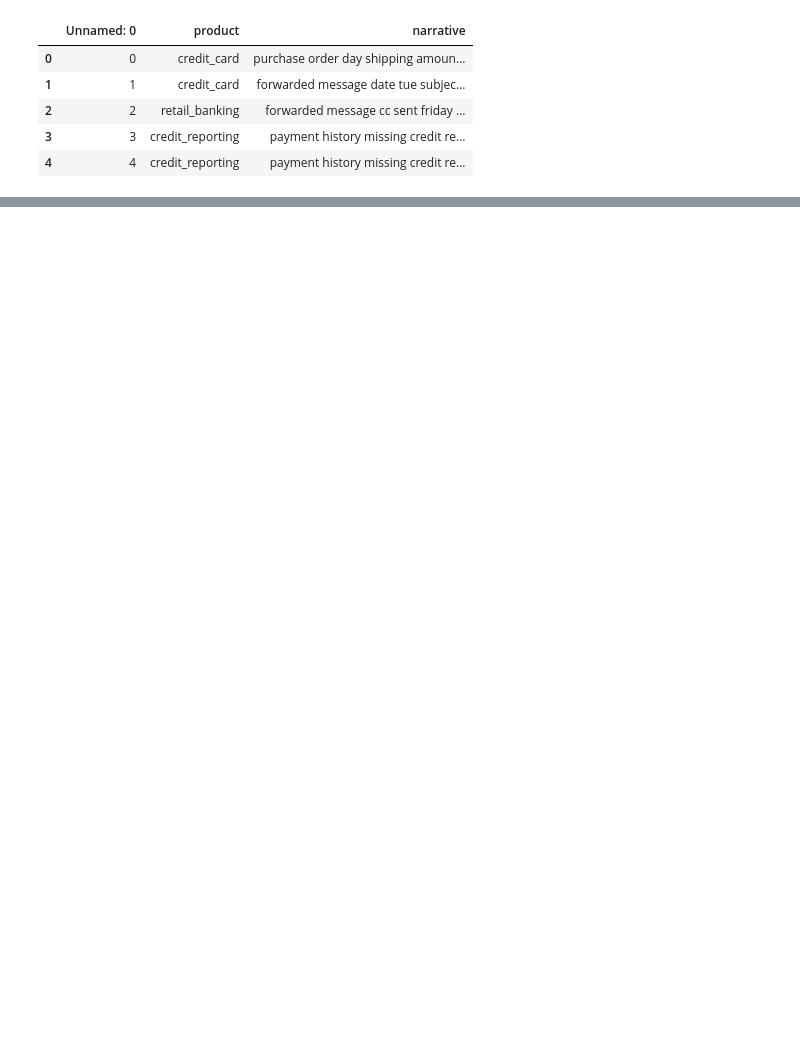
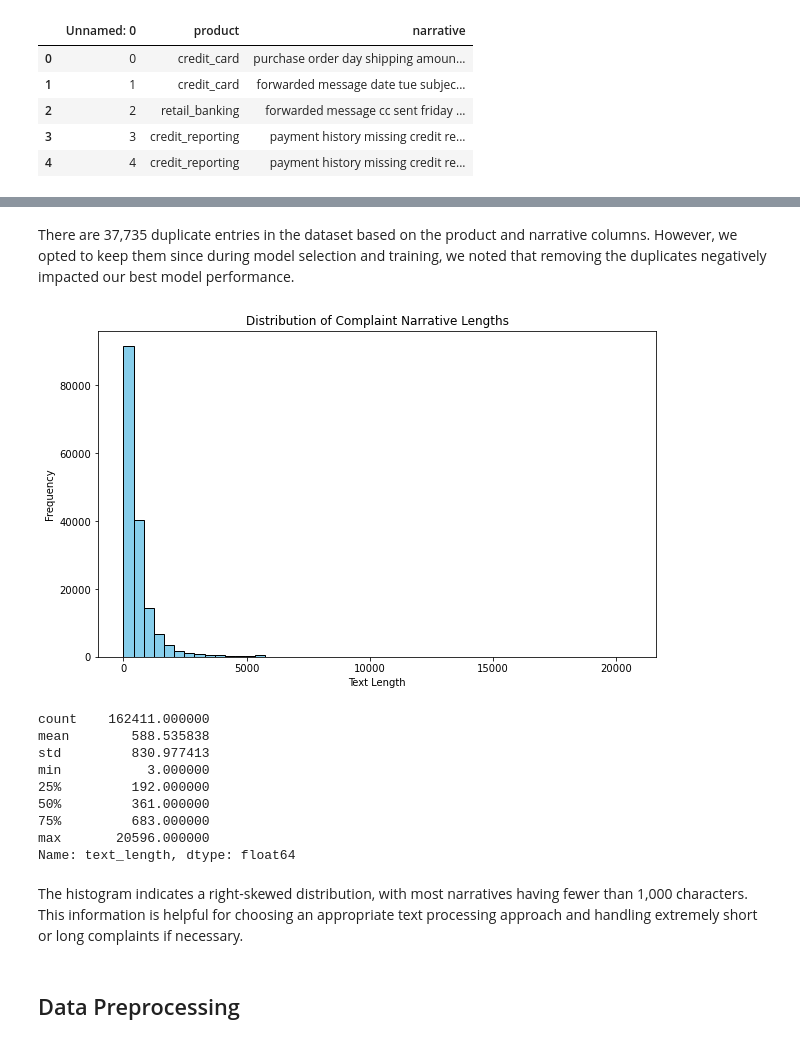
Before and after one commit to johnkul/nlp_consumer_complaints_classification, a Jupyter notebook: index.ipynb, the cells around one changed output, grey strips where cells are left out. Saved outputs shown, nothing was run; the diff lists cells and outputs as text; code cells hidden in the pictures; blank space fills up the shorter version.

```diff
--- a/index.ipynb
+++ b/index.ipynb
@@ -79,0 +159,36 @@ df.head()
+# %% [markdown]
+There are 37,735 duplicate entries in the dataset based on the product and narrative columns. However, we opted to keep them since during model selection and training, we noted that removing the duplicates negatively impacted our best model performance.
+# %%
+import matplotlib.pyplot as plt
+
+# Checking the length of the complaint narrative
+# Calculating the length of each complaint narrative
+df['text_length'] = df['narrative'].apply(len)
+
+# Summary statistics for text length
+text_length_summary = df['text_length'].describe()
+
+# Plotting the distribution of text length
+plt.figure(figsize=(10, 6))
+plt.hist(df['text_length'], bins=50, color='skyblue', edgecolor='black')
+plt.title('Distribution of Complaint Narrative Lengths')
+plt.xlabel('Text Length')
+plt.ylabel('Frequency')
+plt.show()
+
+text_length_summary
+# %% [output]
+[figure, added]
+count    162411.000000
+mean        588.535838
+std         830.977413
+min           3.000000
+25%         192.000000
+50%         361.000000
+75%         683.000000
+max       20596.000000
+Name: text_length, dtype: float64
+# %% [markdown]
+The histogram indicates a right-skewed distribution, with most narratives having fewer than 1,000 characters. This information is helpful for choosing an appropriate text processing approach and handling extremely short or long complaints if necessary.
+# %% [markdown]
+## Data Preprocessing
```
Also changed, not shown: parts of 8 cells of this notebook.
